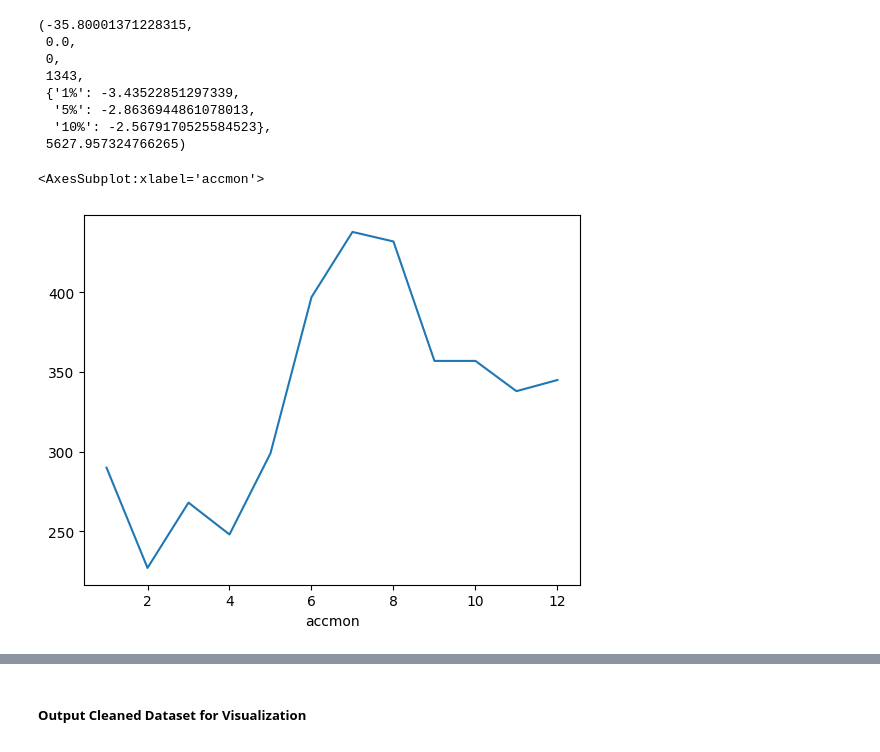
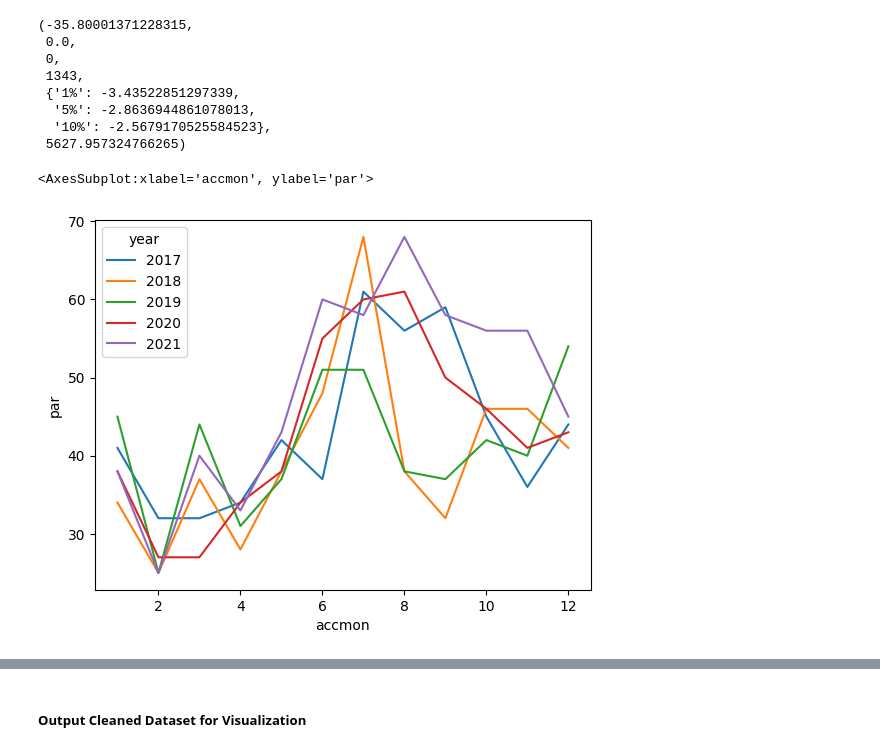
Before and after one commit to Chacoon3/Info-Challenge-2023, a Jupyter notebook: code_py/analysis.ipynb, the cells around one changed output, grey strips where cells are left out. Cells and saved outputs as stored; diff of their text form; code cells hidden in the pictures.

```diff
--- a/code_py/analysis.ipynb
+++ b/code_py/analysis.ipynb
@@ -587,16 +587,16 @@ adfuller(ts_event_count_daily)
 # %%
 sum(df_data_main.accmon.isna())
 
-ts_event_count_monthly = df_data_main[
-    df_data_main.is_driver
-].groupby(
-    'accmon'
+df_event_count_monthly = df_data_main.drop_duplicates(
+    subset = 'par'
+).groupby(
+    ['year', 'accmon']
 ).agg(
     'count'
-).par
+)
 
 
-ts_event_count_monthly.plot(kind = 'line')
+sns.lineplot(data = df_event_count_monthly, x='accmon', y='par', hue = 'year', palette = sns.color_palette())
 # %% [output]
-<AxesSubplot:xlabel='accmon'>
+<AxesSubplot:xlabel='accmon', ylabel='par'>
-[figure, old version]
+[figure, new version]
```
Also changed, not shown: parts of 1 cell of this notebook.
